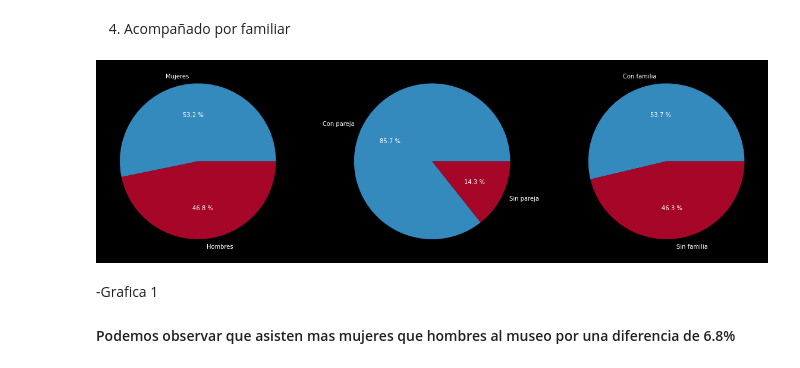
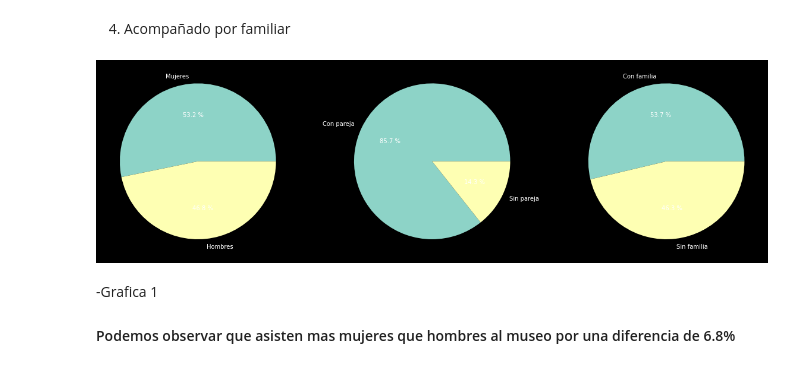
Before and after one commit to BrandonIslas/Proyecto1_Mineria_Datos, a Jupyter notebook: Reporte_Limpieza.ipynb, the cells around one changed output. Drawn from its saved outputs; the diff is of its cells as text; code cells hidden in the pictures.

```diff
--- a/Reporte_Limpieza.ipynb
+++ b/Reporte_Limpieza.ipynb
@@ -250,23 +250,22 @@ Text(0.5, 1.0, 'GRÁFICA DE DURACION DE VISITA EN MINUTOS')
 # %%
 valores_sexo = dataframe_seleccion['SEXO,N,1,0'].value_counts()
 sexo = ["Mujeres","Hombres"]
 valores_repetir = dataframe_seleccion['REPETIR_VI,N,1,0'].value_counts()
 repetir = ["Sí","No", "N.E"]
 valores_asistencia_pareja = dataframe_seleccion['PAV_PAREJA,N,1,0'].value_counts()
 acompa_nov = ["Con pareja","Sin pareja"]
 valores_asistencia_familia = dataframe_seleccion['PAV_FAMILI,N,1,0'].value_counts()
 acompa_fam = ["Con familia","Sin familia"]
-plt.style.use('bmh')
 plt.figure(figsize=(20,10))
 plt.subplot(1,3,1)
 plt.pie(valores_sexo, labels=sexo, autopct="%0.1f %%")
 plt.subplot(1,3,2)
 plt.pie(valores_asistencia_pareja, labels=acompa_nov, autopct="%0.1f %%")
 plt.subplot(1,3,3)
 plt.pie(valores_asistencia_familia, labels=acompa_fam, autopct="%0.1f %%")
 plt.show()
 # %% [output]
-[figure, old version]
+[figure, new version]
 # %% [markdown]
 -Grafica 1
 #### Podemos observar que asisten mas mujeres que hombres al museo por una diferencia de 6.8%
```
Also changed, not shown: parts of 31 cells of this notebook.
